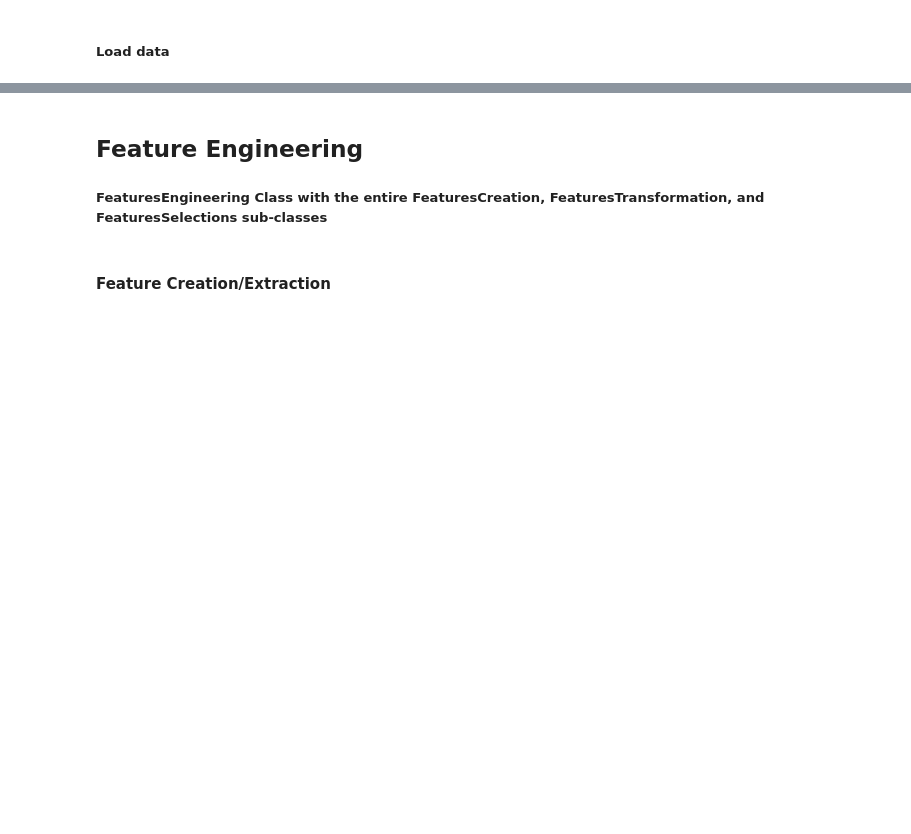
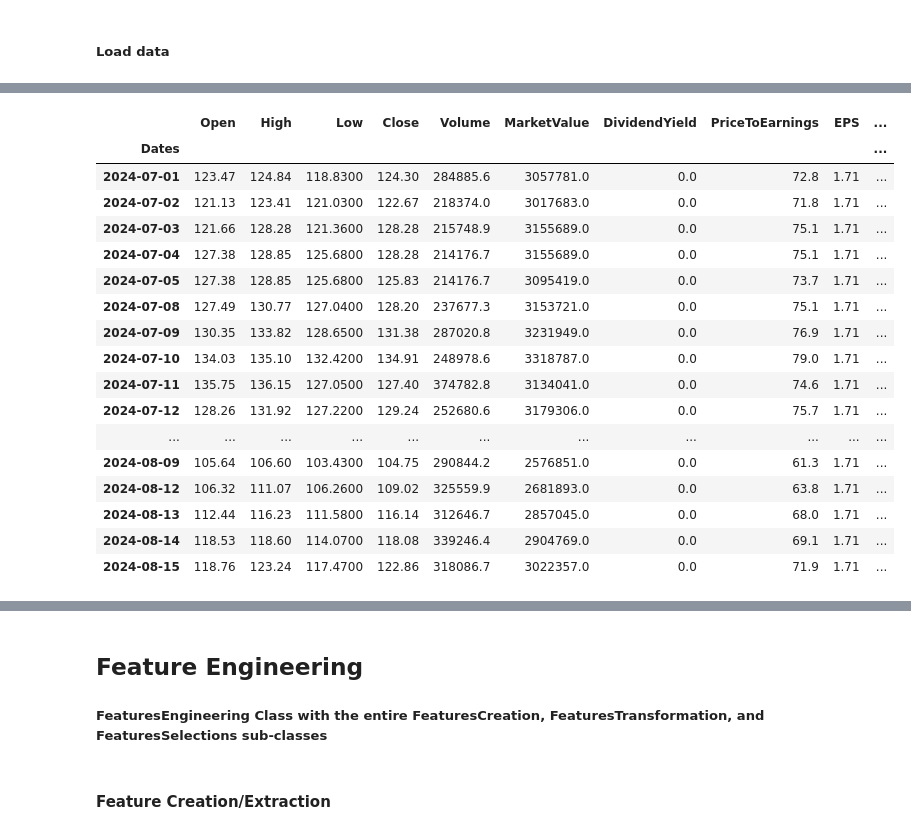
Before and after one commit to calebfowowe/BlendingEnsemble, a Jupyter notebook: BlendingEnsemble.ipynb, the cells around one changed output, grey strips where cells are left out. Drawn from its saved outputs; the diff is of its cells as text; code cells hidden in the pictures; blank space fills up the shorter version.

```diff
--- a/BlendingEnsemble.ipynb
+++ b/BlendingEnsemble.ipynb
@@ -76,0 +79,22 @@ Dates
+# %%
+#Post-backfilling check for null data after fixing null data
+ldata.checkNullData(df)
+# %% [output]
+|  | Open | High | Low | Close | Volume | MarketValue | DividendYield | PriceToEarnings | EPS | ... |
+| Dates |  |  |  |  |  |  |  |  |  | ... |
+| 2024-07-01 | 123.47 | 124.84 | 118.8300 | 124.30 | 284885.6 | 3057781.0 | 0.0 | 72.8 | 1.71 | ... |
+| 2024-07-02 | 121.13 | 123.41 | 121.0300 | 122.67 | 218374.0 | 3017683.0 | 0.0 | 71.8 | 1.71 | ... |
+| 2024-07-03 | 121.66 | 128.28 | 121.3600 | 128.28 | 215748.9 | 3155689.0 | 0.0 | 75.1 | 1.71 | ... |
+| 2024-07-04 | 127.38 | 128.85 | 125.6800 | 128.28 | 214176.7 | 3155689.0 | 0.0 | 75.1 | 1.71 | ... |
+| 2024-07-05 | 127.38 | 128.85 | 125.6800 | 125.83 | 214176.7 | 3095419.0 | 0.0 | 73.7 | 1.71 | ... |
+| 2024-07-08 | 127.49 | 130.77 | 127.0400 | 128.20 | 237677.3 | 3153721.0 | 0.0 | 75.1 | 1.71 | ... |
+| 2024-07-09 | 130.35 | 133.82 | 128.6500 | 131.38 | 287020.8 | 3231949.0 | 0.0 | 76.9 | 1.71 | ... |
+| 2024-07-10 | 134.03 | 135.10 | 132.4200 | 134.91 | 248978.6 | 3318787.0 | 0.0 | 79.0 | 1.71 | ... |
+| 2024-07-11 | 135.75 | 136.15 | 127.0500 | 127.40 | 374782.8 | 3134041.0 | 0.0 | 74.6 | 1.71 | ... |
+| 2024-07-12 | 128.26 | 131.92 | 127.2200 | 129.24 | 252680.6 | 3179306.0 | 0.0 | 75.7 | 1.71 | ... |
+| ... | ... | ... | ... | ... | ... | ... | ... | ... | ... | ... |
+| 2024-08-09 | 105.64 | 106.60 | 103.4300 | 104.75 | 290844.2 | 2576851.0 | 0.0 | 61.3 | 1.71 | ... |
+| 2024-08-12 | 106.32 | 111.07 | 106.2600 | 109.02 | 325559.9 | 2681893.0 | 0.0 | 63.8 | 1.71 | ... |
+| 2024-08-13 | 112.44 | 116.23 | 111.5800 | 116.14 | 312646.7 | 2857045.0 | 0.0 | 68.0 | 1.71 | ... |
+| 2024-08-14 | 118.53 | 118.60 | 114.0700 | 118.08 | 339246.4 | 2904769.0 | 0.0 | 69.1 | 1.71 | ... |
+| 2024-08-15 | 118.76 | 123.24 | 117.4700 | 122.86 | 318086.7 | 3022357.0 | 0.0 | 71.9 | 1.71 | ... |
```
Also changed, not shown: parts of 27 cells of this notebook, 9 other files.
